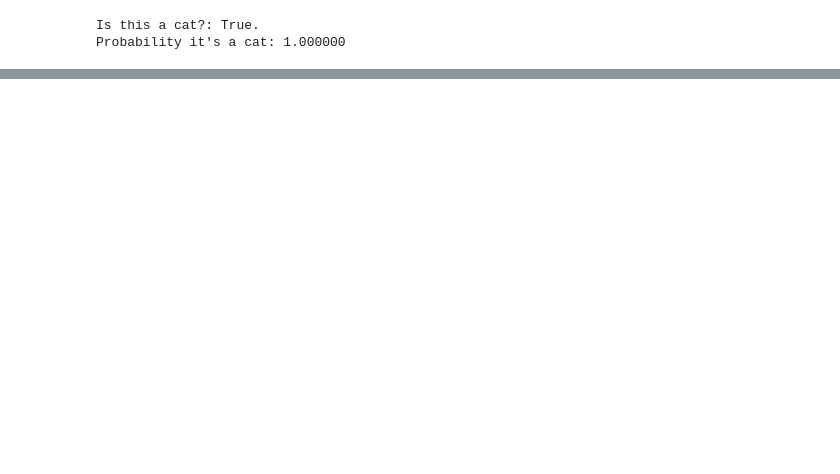
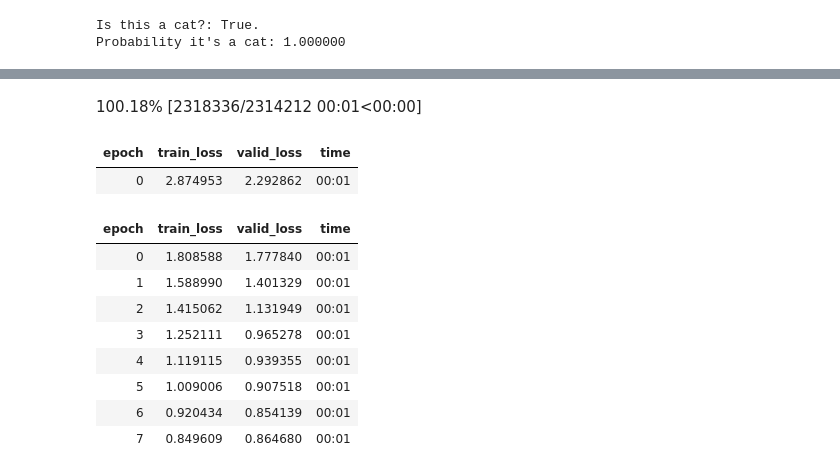
Before and after one commit to Vonewman/fastai_courses, a Jupyter notebook: introduction_to_fastai.ipynb, the cells around one changed output, grey strips where cells are left out. Saved outputs shown, nothing was run; the diff lists cells and outputs as text; code cells hidden in the pictures; blank space fills up the shorter version.

```diff
--- a/introduction_to_fastai.ipynb
+++ b/introduction_to_fastai.ipynb
@@ -69,0 +74,24 @@ Probability it's a cat: 1.000000
+# %%
+path = untar_data(URLs.CAMVID_TINY)
+
+dls = SegmentationDataLoaders.from_label_func(
+    path, bs=8, fnames = get_image_files(path/"images"),
+    label_func = lambda o: path/'labels'/f'{o.stem}_P{o.suffix}',
+    codes = np.loadtxt(path/'codes.txt', dtype=str)
+)
+
+learn = unet_learner(dls, resnet34)
+learn.fine_tune(8)
+# %% [output]
+100.18% [2318336/2314212 00:01<00:00]
+| epoch | train_loss | valid_loss | time |
+| 0 | 2.874953 | 2.292862 | 00:01 |
+| epoch | train_loss | valid_loss | time |
+| 0 | 1.808588 | 1.777840 | 00:01 |
+| 1 | 1.588990 | 1.401329 | 00:01 |
+| 2 | 1.415062 | 1.131949 | 00:01 |
+| 3 | 1.252111 | 0.965278 | 00:01 |
+| 4 | 1.119115 | 0.939355 | 00:01 |
+| 5 | 1.009006 | 0.907518 | 00:01 |
+| 6 | 0.920434 | 0.854139 | 00:01 |
+| 7 | 0.849609 | 0.864680 | 00:01 |
```
Also changed, not shown: parts of 12 cells of this notebook.
